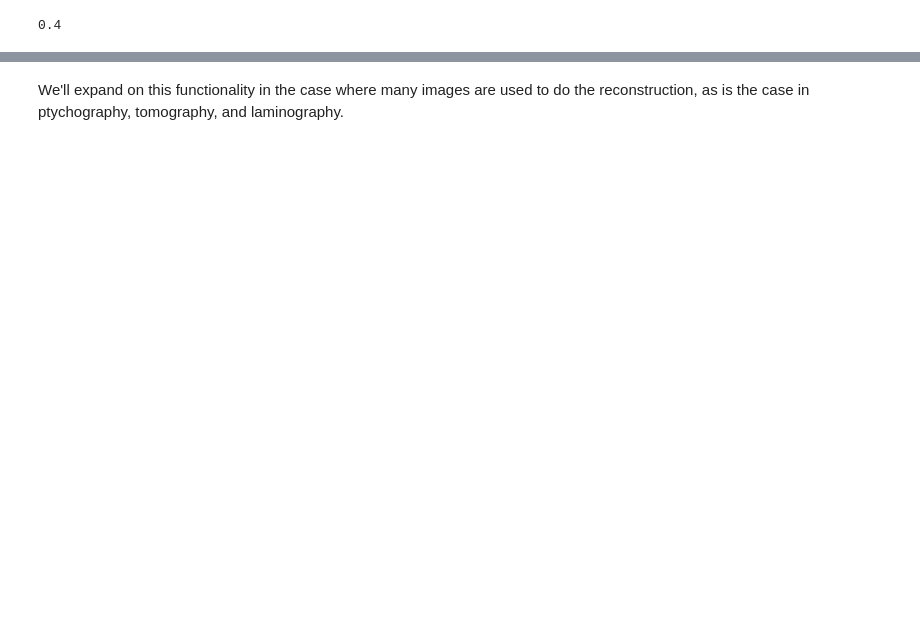
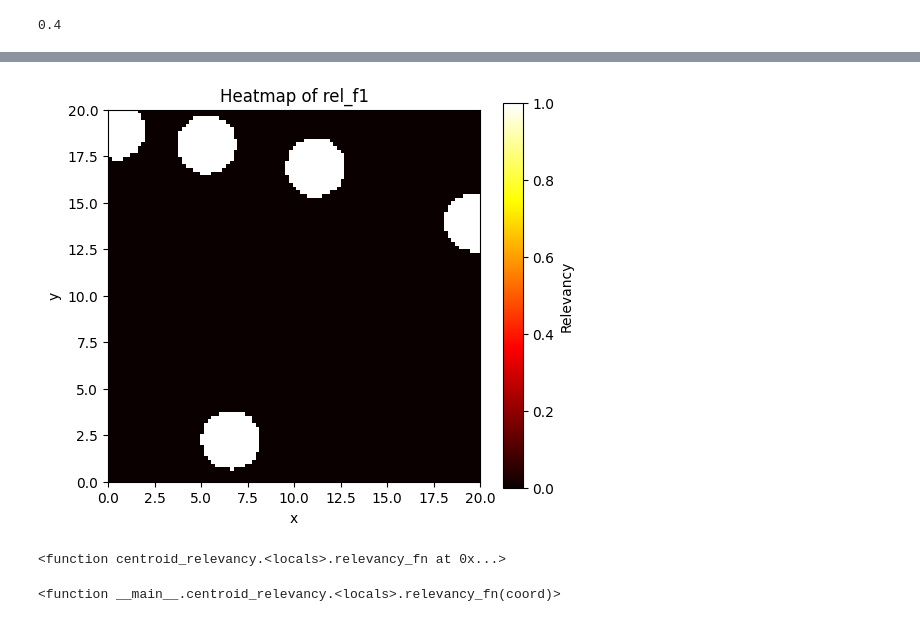
Before and after one commit to wilkieolin/system_flow, a Jupyter notebook: XRS/ptychography.ipynb, the cells around one changed output, grey strips where cells are left out. Cells and saved outputs as stored; diff of their text form; code cells hidden in the pictures; blank space fills up the shorter version.

```diff
--- a/XRS/ptychography.ipynb
+++ b/XRS/ptychography.ipynb
@@ -517,2 +451,53 @@ fig.show()
-# %% [markdown]
-We'll expand on this functionality in the case where many images are used to do the reconstruction, as is the case in ptychography, tomography, and laminography.
+# %%
+def centroid_relevancy(n_centroids: int, proportion: float, rect_limits: tuple):
+    limit_x, limit_y = rect_limits
+    rect_area = limit_x * limit_y
+    roi_area = rect_area * proportion
+    radius = np.sqrt(roi_area / (n_centroids * np.pi))
+
+    centroids = np.column_stack((
+        np.random.uniform(0, limit_x, n_centroids),
+        np.random.uniform(0, limit_y, n_centroids)
+    ))
+
+    def relevancy_fn(coord):
+        coord = np.asarray(coord)
+        for c in centroids:
+            if np.linalg.norm(coord - c) <= radius:
+                return 1.0
+        return 0.0
+
+    return relevancy_fn
+# %%
+rel_f1 = centroid_relevancy(5, 0.10, (20.0, 20.0))
+# %%
+x = np.linspace(0, 20, 101)
+y = np.linspace(0, 20, 101)
+mesh_x, mesh_y = np.meshgrid(x, y)
+mesh_points = np.column_stack([mesh_x.ravel(), mesh_y.ravel()])
+# %%
+# Evaluate rel_f1 on the mesh grid
+z = np.array([rel_f1(pt) for pt in mesh_points]).reshape(mesh_x.shape)
+
+plt.figure(figsize=(6, 5))
+plt.imshow(z, extent=(0, 20, 0, 20), origin='lower', cmap='hot', interpolation='nearest')
+plt.colorbar(label='Relevancy')
+plt.xlabel('x')
+plt.ylabel('y')
+plt.title('Heatmap of rel_f1')
+plt.show()
+# %% [output]
+[figure, added]
+# %%
+centroid_sample_mutations = [PositionSample(relevancy_f=rel_f1),]
+vc_centroid = collect_parameters(centroid_sample_mutations)
+
+centroid_sample = Component("Sample stage",
+                    centroid_sample_mutations,
+                    {vc_centroid.last_position: [0.0, 0.0],
+                     vc_centroid.position: [0.0, 0.0],
+                     vc_centroid.move_rate: 100,
+                     vc_centroid.settle_time: 1e-3,},
+                     {})
+# %% [output]
+<function centroid_relevancy.<locals>.relevancy_fn at 0x...>
@@ -518,0 +519,4 @@ We'll expand on this functionality in the case where many images are used to do
+# %%
+sampling_exg.get_node("Sample stage").mutations[0].relevancy_f
+# %% [output]
+<function __main__.centroid_relevancy.<locals>.relevancy_fn(coord)>
```
Also changed, not shown: parts of 78 cells of this notebook, 4 other files.
